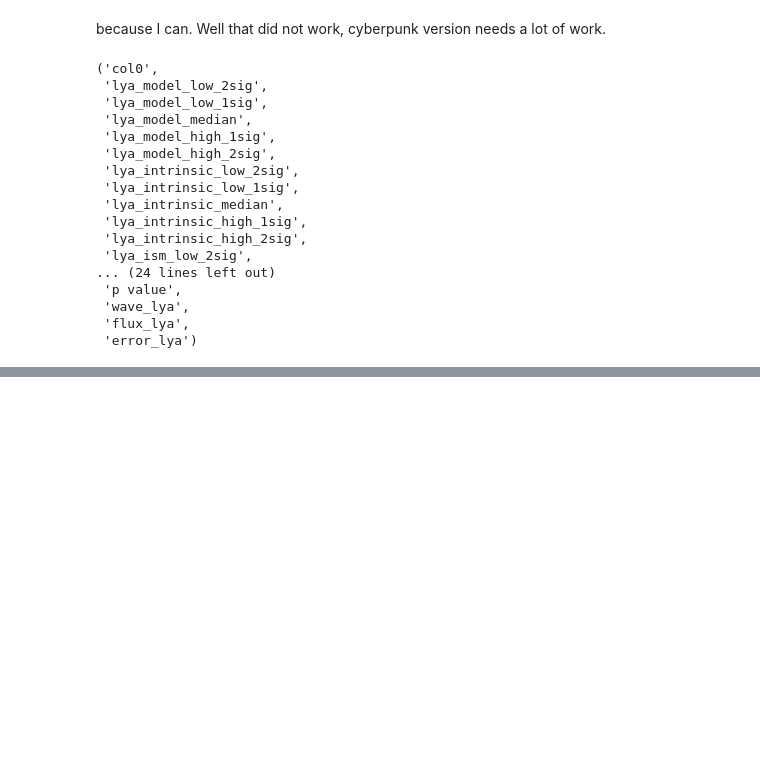
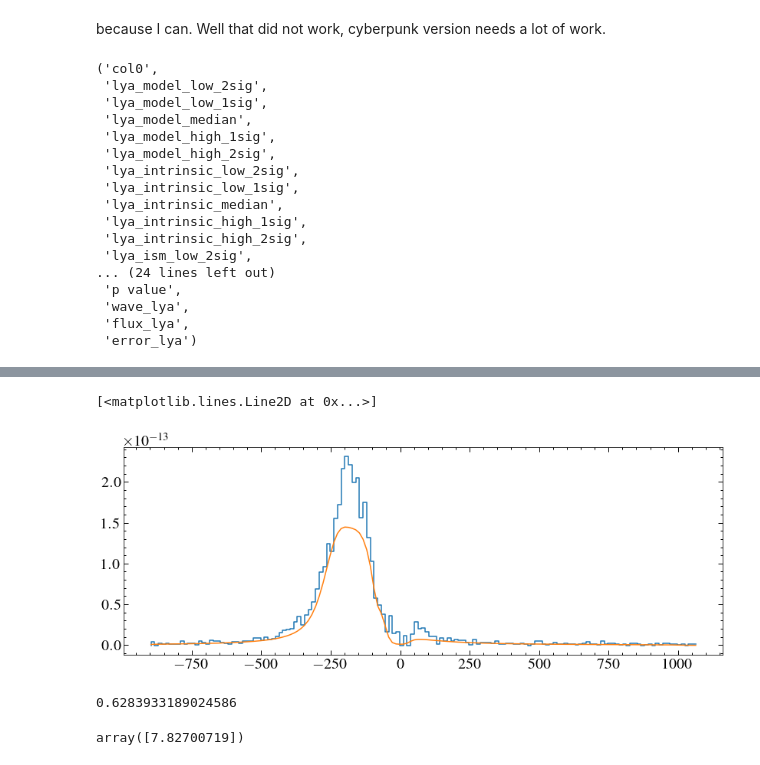
Before and after one commit to davidjwilson/pceb, a Jupyter notebook: eg_uma/eg_uma_lya_results.ipynb, the cells around one changed output, grey strips where cells are left out. Cells and saved outputs as stored; diff of their text form; code cells hidden in the pictures; blank space fills up the shorter version.

```diff
--- a/eg_uma/eg_uma_lya_results.ipynb
+++ b/eg_uma/eg_uma_lya_results.ipynb
@@ -882,0 +638,27 @@ TypeError: 'int' object is not subscriptable
+# %%
+data1 = Table.read(sr_specs[3])
+v1 = (data1['wave_lya']*u.AA).to(u.km/u.s,  equivalencies=u.doppler_optical(lya*u.AA))
+l1 = data1['lya_intrinsic_median']
+i1 = data1['lya_ism_median']
+rv1 = data1['vs_n value'][2]
+
+data2= Table.read(sr_specs[0])
+v2 = (data2['wave_lya']*u.AA).to(u.km/u.s,  equivalencies=u.doppler_optical(lya*u.AA))
+f2 = data2['flux_lya']
+i2 = data2['lya_ism_median']
+
+rv2 = data2['vs_n value'][2]
+
+l3 = interp1d(v1.value-rv1+rv2, l1, fill_value='extrapolate')(v2)
+
+
+plt.step(v2, f2)
+plt.plot(v2, l3*i1)
+# plt.plot(v1.value-rv1+rv2, i2)
+# %% [output]
+[<matplotlib.lines.Line2D at 0x...>]
+[figure, added]
+# %%
+min(f_sr)/max(f_sr)
+# %% [output]
+0.6283933189024586
@@ -882,0 +679,4 @@ TypeError: 'int' object is not subscriptable
+# %%
+(f_sr[3]-f_sr[0])/eu[0]
+# %% [output]
+array([7.82700719])
```
Also changed, not shown: parts of 11 cells of this notebook, 1 other file.
